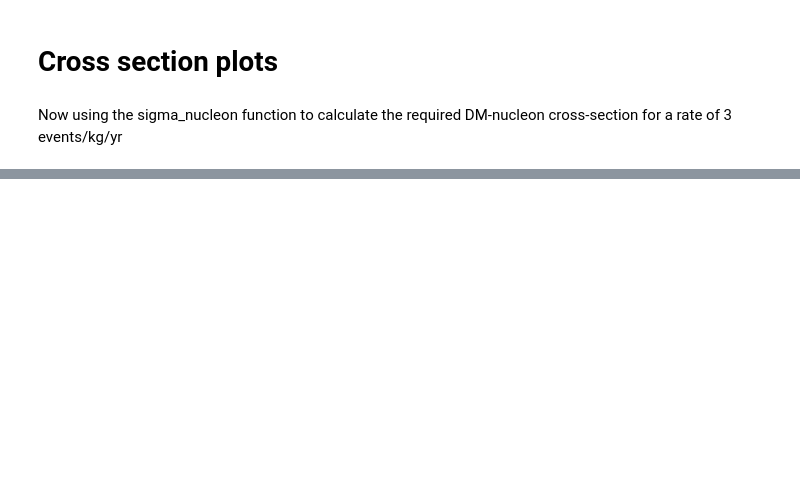
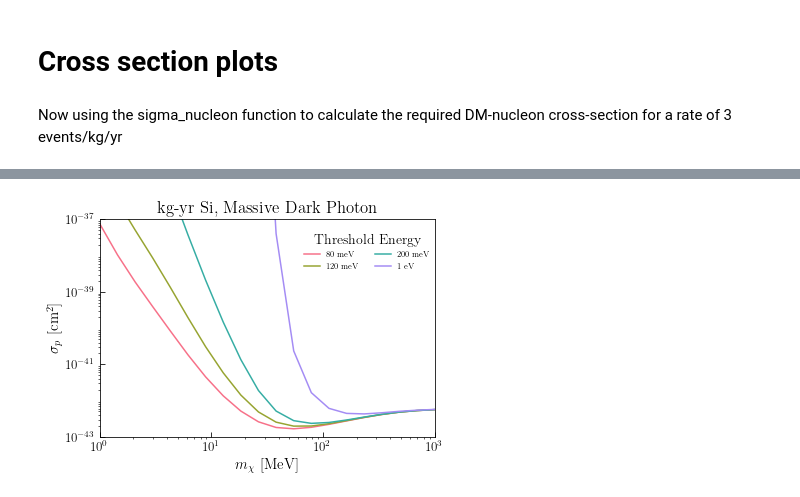
Before and after one commit to tongylin/DarkELF, a Jupyter notebook: examples/darkelf_multiphonons.ipynb, the cells around one changed output, grey strips where cells are left out. Saved outputs shown, nothing was run; the diff lists cells and outputs as text; code cells hidden in the pictures; blank space fills up the shorter version.

Commit message:
updated for 2-atom calculations and with dark photon

```diff
--- a/examples/darkelf_multiphonons.ipynb
+++ b/examples/darkelf_multiphonons.ipynb
@@ -154,0 +212,61 @@ Points 15 to 19 took 149.70884609222412 seconds to calculate
+# %%
+import seaborn as sns
+
+# Loads dark photon form factor
+si = darkelf(target='Si',dos_filename="Si_DoS.dat",
+             fd_filename='Si_atomic_Zion_kdependent.dat')
+
+points = 20
+
+mdm = np.logspace(6, 9, points)
+
+(reaches1, reaches2, reaches3, reaches4) = (np.zeros(points),np.zeros(points),np.zeros(points),np.zeros(points))
+
+import time
+
+for i, mass in enumerate(mdm):
+    si.update_params(mX = mass, mMed = 1e10) # update the DM mass
+    if (i % 5) == 0:
+        start = time.time()
+    reaches1[i] = si.sigma_multiphonons(80e-3, dark_photon=True)
+    reaches2[i] = si.sigma_multiphonons(120e-3, dark_photon=True)
+    reaches3[i] = si.sigma_multiphonons(200e-3, dark_photon=True)
+    reaches4[i] = si.sigma_multiphonons(1000e-3, dark_photon=True)
+
+
+    if (i % 5) == 4:
+        end = time.time()
+        print(f'Points {i - 4} to {i} took {end - start} seconds to calculate')
+        # Just to check that everything is still working
+
+colors = sns.color_palette("husl", 4)
+
+fig, ax = plt.subplots()
+
+ax.plot(mdm/1e6, reaches1, label='$80$ meV', color=colors[0])
+ax.plot(mdm/1e6, reaches2, label='$120$ meV', color=colors[1])
+ax.plot(mdm/1e6, reaches3, label='$200$ meV', color=colors[2])
+ax.plot(mdm/1e6, reaches4, label='$1$ eV', color=colors[3])
+
+ax.set_xscale('log')
+ax.set_yscale('log')
+
+ax.set_xlim([1e0,1e3])
+ax.set_ylim([1e-43,1e-37])
+
+ax.set_xlabel('$m_\chi \ [\mathrm{MeV}]$',fontsize=15)
+ax.set_ylabel('$\sigma_p \ [\mathrm{cm}^2]$',fontsize=15)
+
+ax.tick_params(axis="both",which="major",labelsize=13,direction="in",pad=5)
+
+xtick_major = [pow(10.,n) for n in range(0,4,1)]
+ytick_major = [pow(10.,n) for n in range(-43,-36,2)]
+ax.set_yticks(ytick_major)
+ax.set_xticks(xtick_major)
+
+ax.set_title(r'kg-yr Si, Massive Dark Photon')
+
+ax.legend(loc=(0.60,0.75),fontsize=8,frameon=False,ncol=2,title="Threshold Energy",)
+
+plt.savefig(plotdir+"si_massive_dark_photon.pdf",bbox_inches='tight')
+# %% [output]
@@ -154,0 +283 @@ Points 15 to 19 took 149.70884609222412 seconds to calculate
+[figure, added]
```
Also changed, not shown: parts of 10 cells of this notebook, 17 other files.
